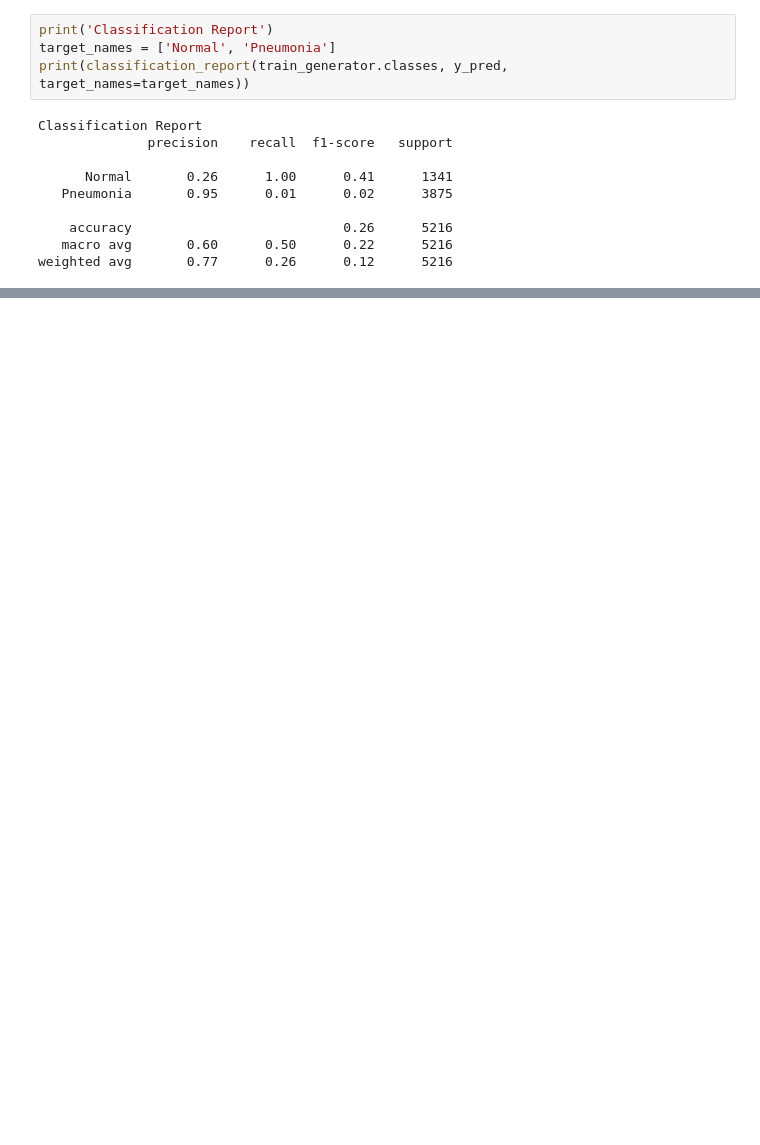
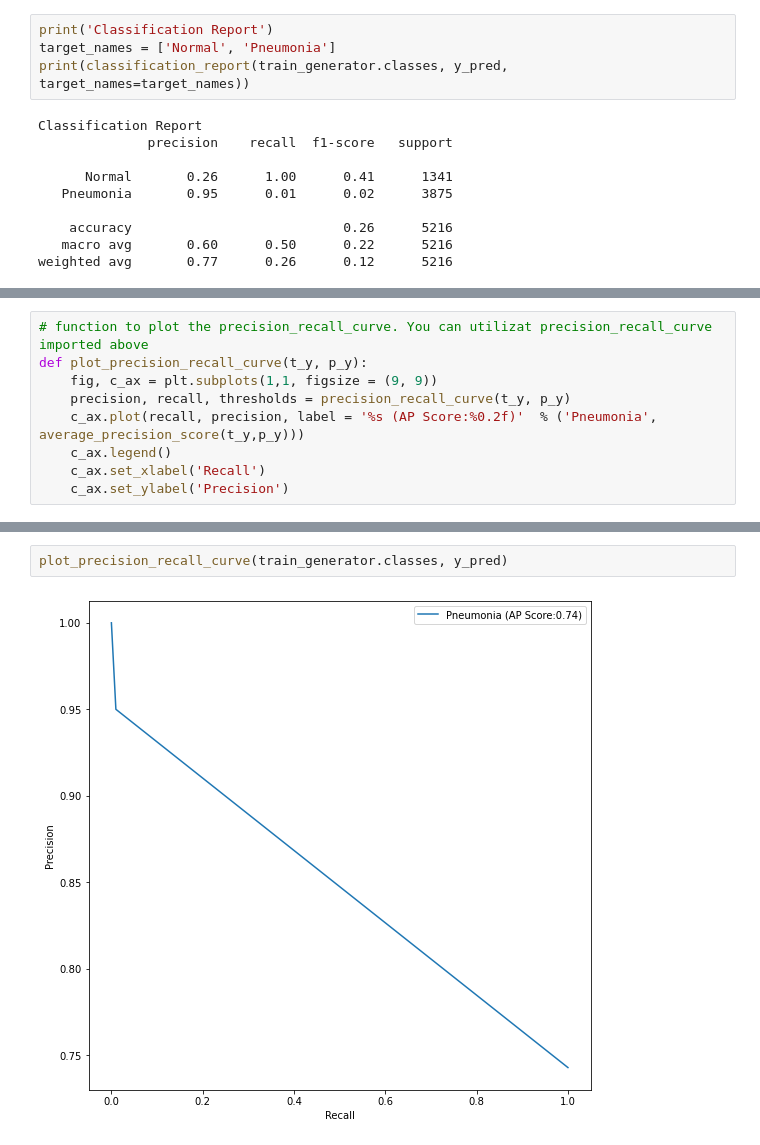
Before and after one commit to yufrances90/Pneumonia-Detection-From-Chest-X-Rays, a Jupyter notebook: model-7/Model Evaluation.ipynb, the cells around one changed output, grey strips where cells are left out. Drawn from its saved outputs; the diff is of its cells as text; blank space fills up the shorter version.

```diff
--- a/model-7/Model Evaluation.ipynb
+++ b/model-7/Model Evaluation.ipynb
@@ -126,0 +138,9 @@ weighted avg       0.77      0.26      0.12      5216
+# %%
+# function to plot the precision_recall_curve. You can utilizat precision_recall_curve imported above
+def plot_precision_recall_curve(t_y, p_y):
+    fig, c_ax = plt.subplots(1,1, figsize = (9, 9))
+    precision, recall, thresholds = precision_recall_curve(t_y, p_y)
+    c_ax.plot(recall, precision, label = '%s (AP Score:%0.2f)'  % ('Pneumonia', average_precision_score(t_y,p_y)))
+    c_ax.legend()
+    c_ax.set_xlabel('Recall')
+    c_ax.set_ylabel('Precision')
@@ -126,0 +151,4 @@ weighted avg       0.77      0.26      0.12      5216
+# %%
+plot_precision_recall_curve(train_generator.classes, y_pred)
+# %% [output]
+[figure, added]
```
Also changed, not shown: parts of 8 cells of this notebook, 1 other file.
